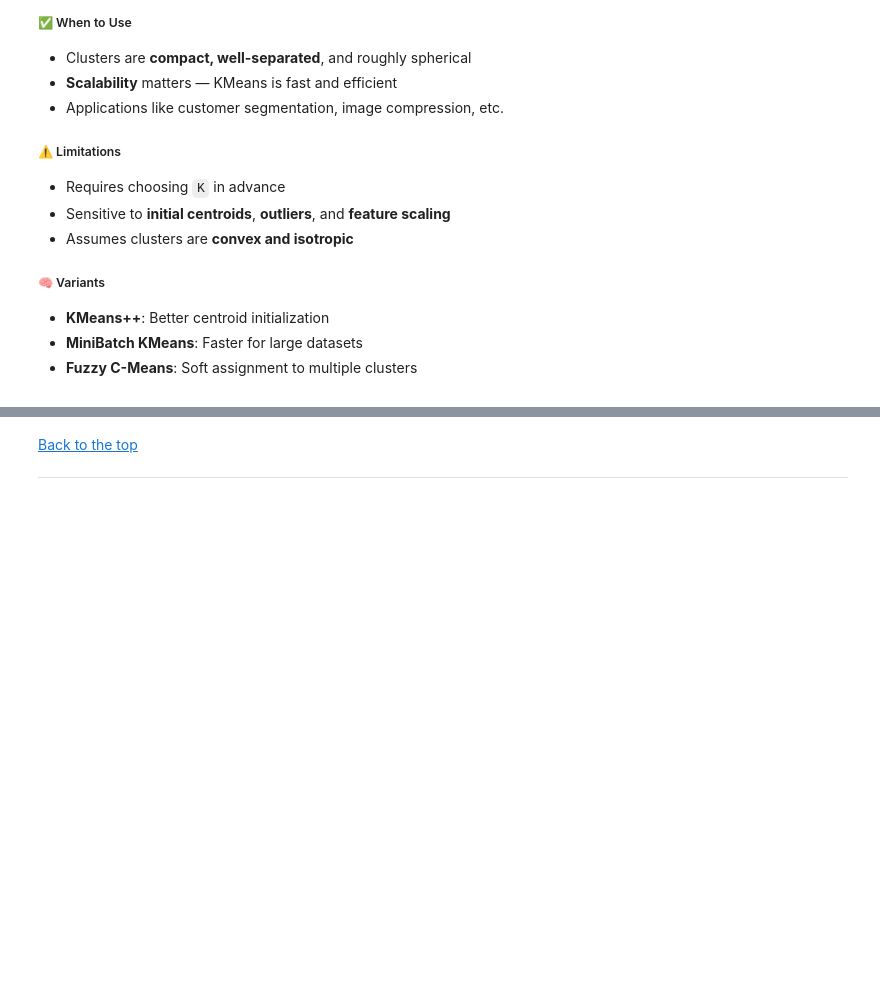
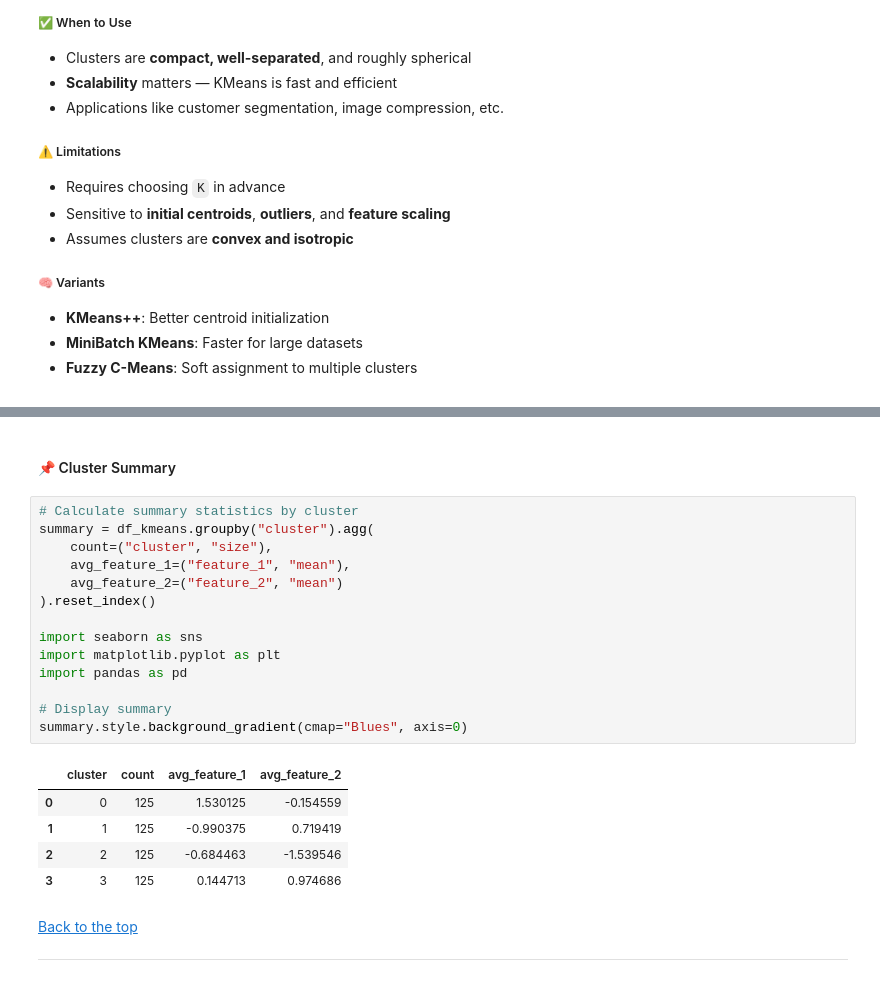
Before and after one commit to ashrithssreddy/ml-toolkit, a Jupyter notebook: Unsupervised_Learning/clustering_v2.ipynb, the cells around one changed output, grey strips where cells are left out. Cells and saved outputs as stored; diff of their text form; folded sections open; blank space fills up the shorter version.

Commit message:
k means

```diff
--- a/Unsupervised_Learning/clustering_v2.ipynb
+++ b/Unsupervised_Learning/clustering_v2.ipynb
@@ -276,3 +435,26 @@ KMeans is a **partitioning-based clustering algorithm** that groups data into `K
+# %% [markdown]
+<a id="kmeans-summary"></a>
+#### 📌 Cluster Summary
+# %%
+# Calculate summary statistics by cluster
+summary = df_kmeans.groupby("cluster").agg(
+    count=("cluster", "size"),
+    avg_feature_1=("feature_1", "mean"),
+    avg_feature_2=("feature_2", "mean")
+).reset_index()
+
+import seaborn as sns
+import matplotlib.pyplot as plt
+import pandas as pd
+
+# Display summary
+summary.style.background_gradient(cmap="Blues", axis=0)
+# %% [output]
+|  | cluster | count | avg_feature_1 | avg_feature_2 |
+| 0 | 0 | 125 | 1.530125 | -0.154559 |
+| 1 | 1 | 125 | -0.990375 | 0.719419 |
+| 2 | 2 | 125 | -0.684463 | -1.539546 |
+| 3 | 3 | 125 | 0.144713 | 0.974686 |
 # %% [markdown]
 [Back to the top](#table-of-contents)
 ___
```
Also changed, not shown: parts of 11 cells of this notebook.
